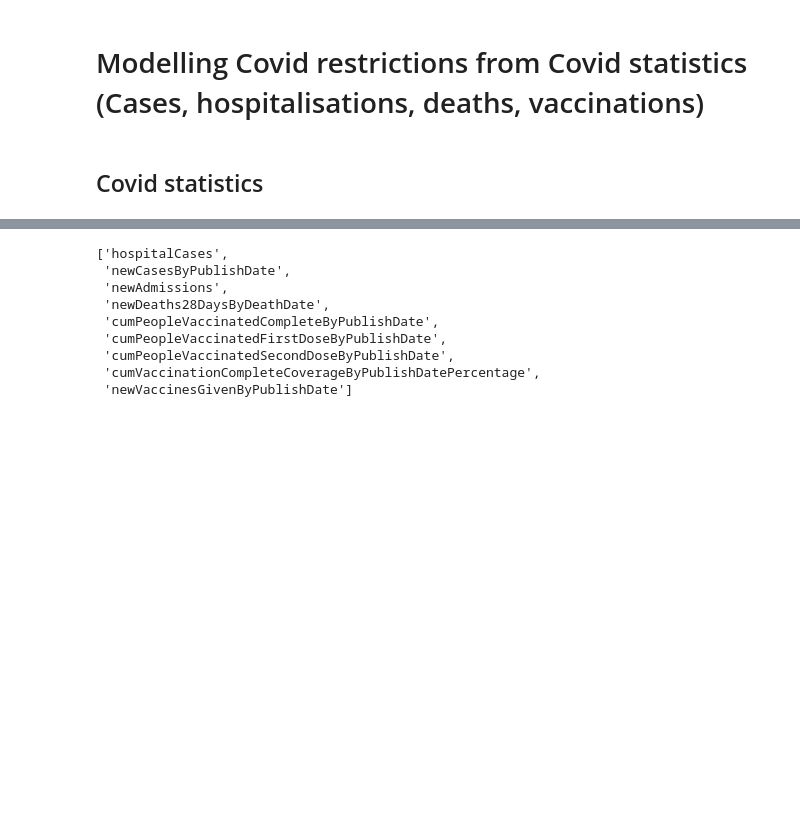
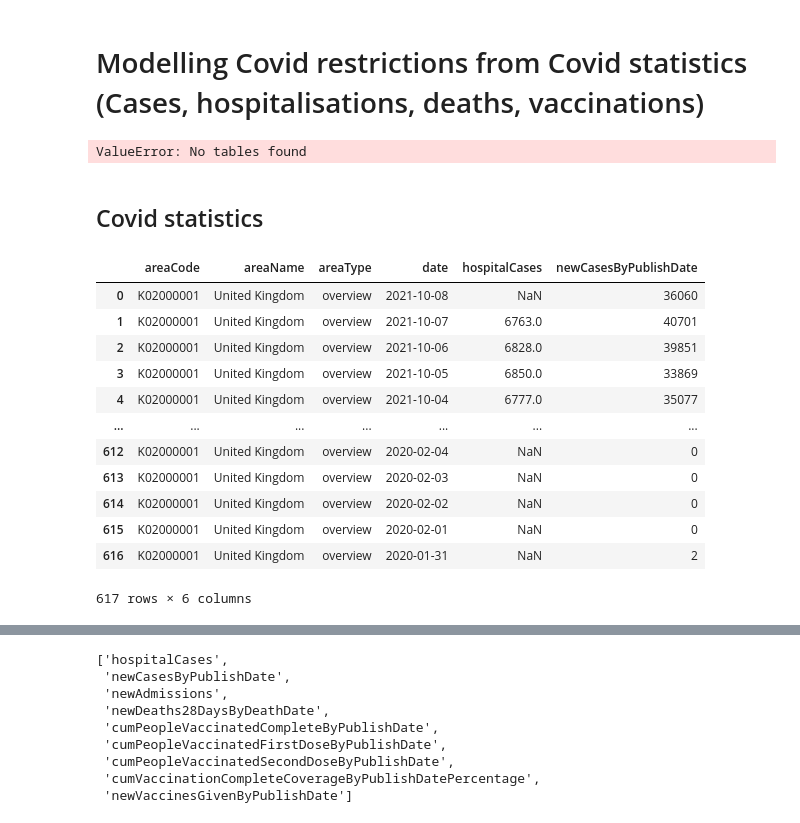
Before and after one commit to montgoz007/corona-modelling, a Jupyter notebook: EDA.ipynb, the cells around one changed output, grey strips where cells are left out. Drawn from its saved outputs; the diff is of its cells as text; code cells hidden in the pictures; blank space fills up the shorter version.

```diff
--- a/EDA.ipynb
+++ b/EDA.ipynb
@@ -10,7 +15,36 @@ sns.set_theme(style="white")
 # %% [markdown]
 # Modelling Covid restrictions from Covid statistics (Cases, hospitalisations, deaths, vaccinations)
+# %%
+url = f'https://api.coronavirus.data.gov.uk/v2/data?areaType=overview&metric=newCasesByPublishDate&metric=hospitalCases&format=csv&release=2021-10-08'
+#print(url)
+# Pull from MDB
+api = requests.get(url)
+# Parse HTML
+api_raw = pd.read_html(io.StringIO(api.content.decode('utf-8')), header=0)
+# Create data frame
+api_df = pd.DataFrame(api_raw[0])
+# %% [output]
+ValueError: No tables found
 # %% [markdown]
 ## Covid statistics
+# %%
+# Loading seperate data sets
+cases_data = pd.read_csv(r'data\Cases\cases_covid.csv', parse_dates=['date'])
+cases_data
+# %% [output]
+|  | areaCode | areaName | areaType | date | hospitalCases | newCasesByPublishDate |
+| 0 | K02000001 | United Kingdom | overview | 2021-10-08 | NaN | 36060 |
+| 1 | K02000001 | United Kingdom | overview | 2021-10-07 | 6763.0 | 40701 |
+| 2 | K02000001 | United Kingdom | overview | 2021-10-06 | 6828.0 | 39851 |
+| 3 | K02000001 | United Kingdom | overview | 2021-10-05 | 6850.0 | 33869 |
+| 4 | K02000001 | United Kingdom | overview | 2021-10-04 | 6777.0 | 35077 |
+| ... | ... | ... | ... | ... | ... | ... |
+| 612 | K02000001 | United Kingdom | overview | 2020-02-04 | NaN | 0 |
+| 613 | K02000001 | United Kingdom | overview | 2020-02-03 | NaN | 0 |
+| 614 | K02000001 | United Kingdom | overview | 2020-02-02 | NaN | 0 |
+| 615 | K02000001 | United Kingdom | overview | 2020-02-01 | NaN | 0 |
+| 616 | K02000001 | United Kingdom | overview | 2020-01-31 | NaN | 2 |
+617 rows × 6 columns
 # %%
 # Loading seperate data sets
 cases_data = pd.read_csv(r'data\Cases\cases_covid.csv', parse_dates=['date'])
```
Also changed, not shown: parts of 7 cells of this notebook.
